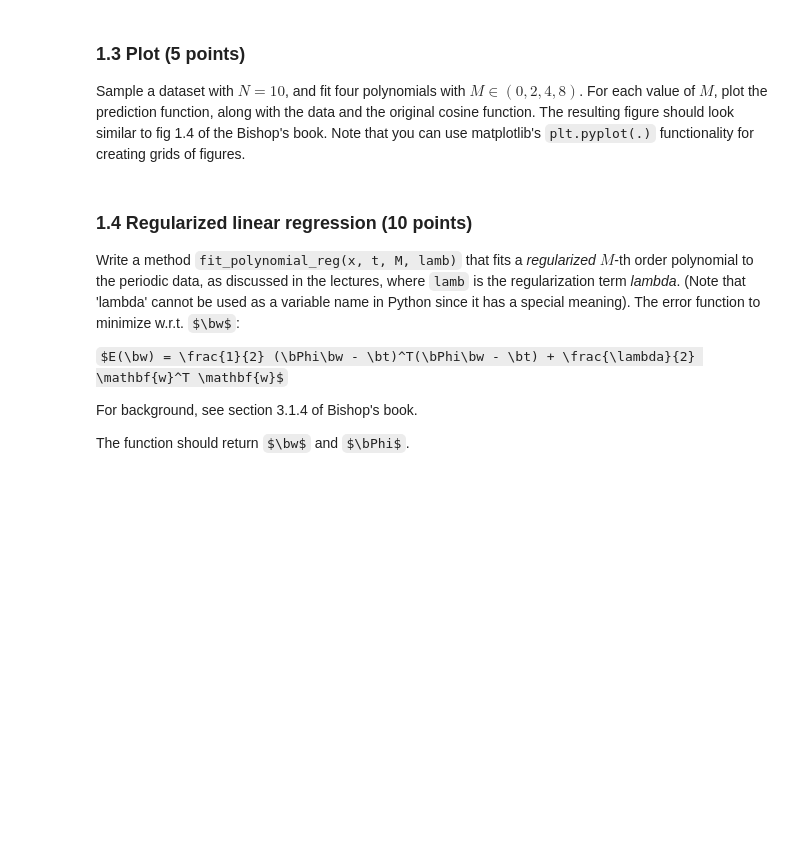
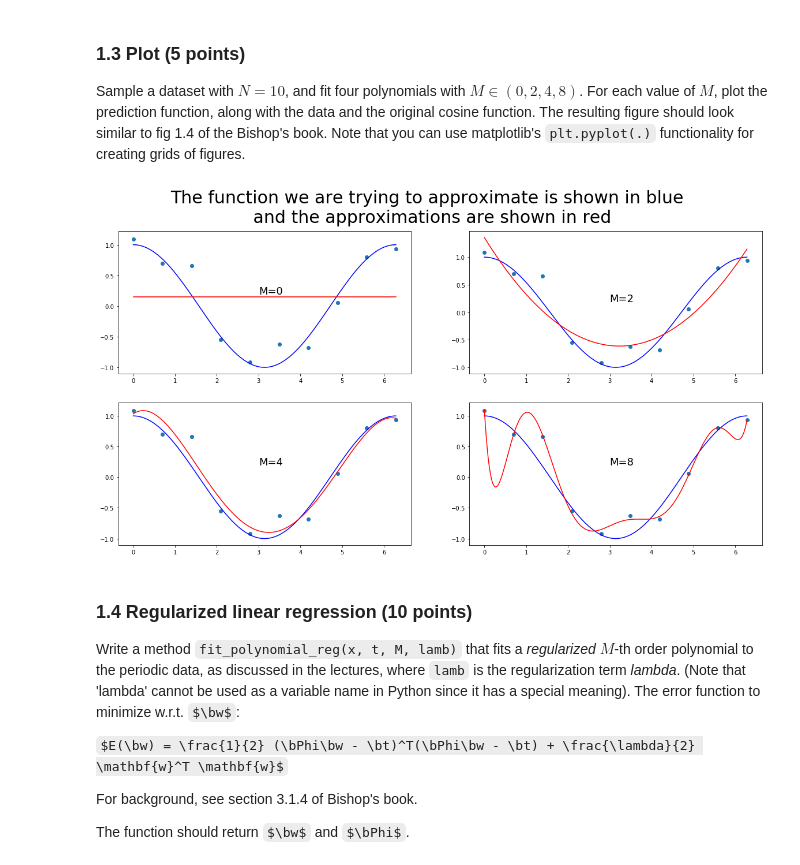
Before and after one commit to jorism1993/ML-lab1, a Jupyter notebook: lab1.ipynb, the cells around one changed output. Drawn from its saved outputs; the diff is of its cells as text; code cells hidden in the pictures; some formulas as TeX source; blank space fills up the shorter version.

```diff
--- a/lab1.ipynb
+++ b/lab1.ipynb
@@ -170,42 +170,45 @@ def createFunctions(x,t,N):
     w3,Phi3 = fit_polynomial(x,t,M3)
     w4,Phi4 = fit_polynomial(x,t,M4)
 
     for i in range(0,N*100):
         t1[i] = calculateFunctionValues(x_smooth[i],M1,w1)
         t2[i] = calculateFunctionValues(x_smooth[i],M2,w2)
         t3[i] = calculateFunctionValues(x_smooth[i],M3,w3)
         t4[i] = calculateFunctionValues(x_smooth[i],M4,w4)
     return t1,t2,t3,t4,x_smooth
 
 N = 10
 x,t = gen_cosine(N)
 
 t1,t2,t3,t4,x_smooth = createFunctions(x,t,N)
 t_cos = np.cos(x_smooth)
 
 def plotFunctions(t1,t2,t3,t4,x_smooth,x,t):
     f, axarr = plt.subplots(2, 2)
-    axarr[0, 0].plot(x_smooth,t_cos)
+    plt.suptitle("The function we are trying to approximate is shown in blue \n and the approximations are shown in red",fontsize=30)
+    axarr[0, 0].plot(x_smooth,t_cos,color='b')
     axarr[0, 0].scatter(x, t)
-    axarr[0, 0].plot(x_smooth, t1)
+    axarr[0, 0].plot(x_smooth, t1,color='r')
     axarr[0, 0].text(3, 0.2 , "M=0",fontsize=18)
-    axarr[0, 1].plot(x_smooth,t_cos)
+    axarr[0, 1].plot(x_smooth,t_cos,color='b')
     axarr[0, 1].scatter(x, t)
-    axarr[0, 1].plot(x_smooth, t2)
+    axarr[0, 1].plot(x_smooth, t2,color='r')
     axarr[0, 1].text(3, 0.2 , "M=2",fontsize=18)
-    axarr[1, 0].plot(x_smooth,t_cos)
+    axarr[1, 0].plot(x_smooth,t_cos,color='b')
     axarr[1, 0].scatter(x, t)
-    axarr[1, 0].plot(x_smooth, t3)
+    axarr[1, 0].plot(x_smooth, t3,color='r')
     axarr[1, 0].text(3, 0.2 , "M=4",fontsize=18)
-    axarr[1, 1].plot(x_smooth,t_cos)
+    axarr[1, 1].plot(x_smooth,t_cos,color='b')
     axarr[1, 1].scatter(x, t)
-    axarr[1, 1].plot(x_smooth, t4)
+    axarr[1, 1].plot(x_smooth, t4,color='r')
     axarr[1, 1].text(3, 0.2 , "M=8",fontsize=18)
     return
 
 
 ### UNCOMMENT THE LINE BELOW TO PLOT THE FUNCTIONS
-# plotFunctions(t1,t2,t3,t4,x_smooth,x,t)
+plotFunctions(t1,t2,t3,t4,x_smooth,x,t)
+# %% [output]
+[figure, added]
 # %% [markdown]
 ### 1.4 Regularized linear regression (10 points)
 
```
Also changed, not shown: parts of 7 cells of this notebook.
